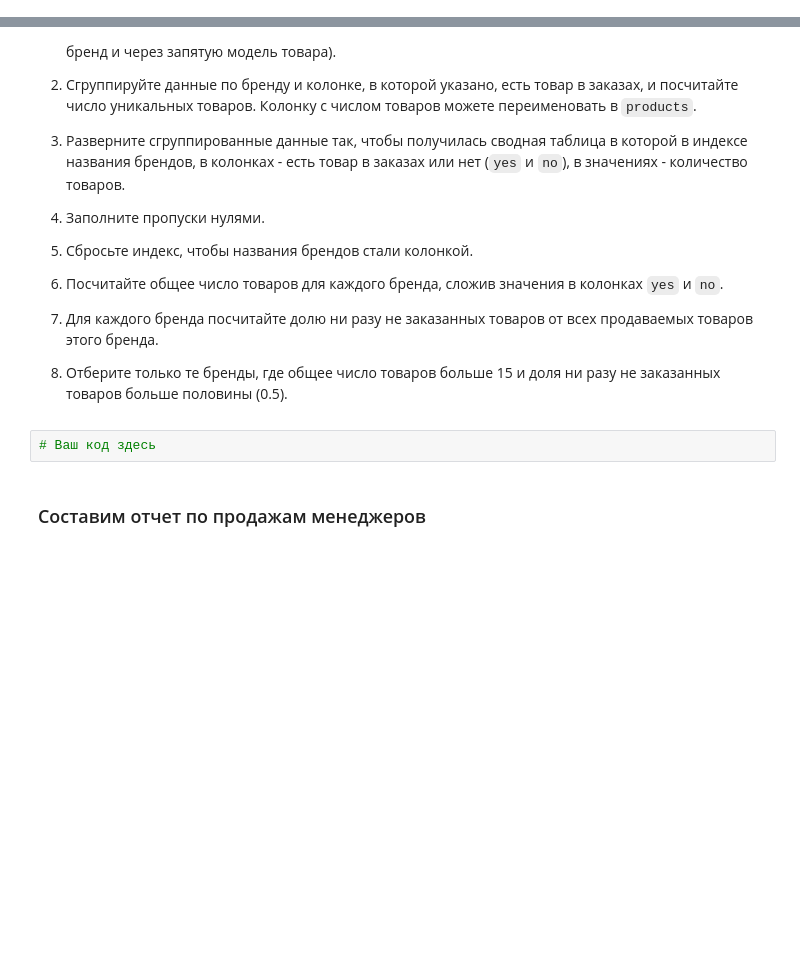
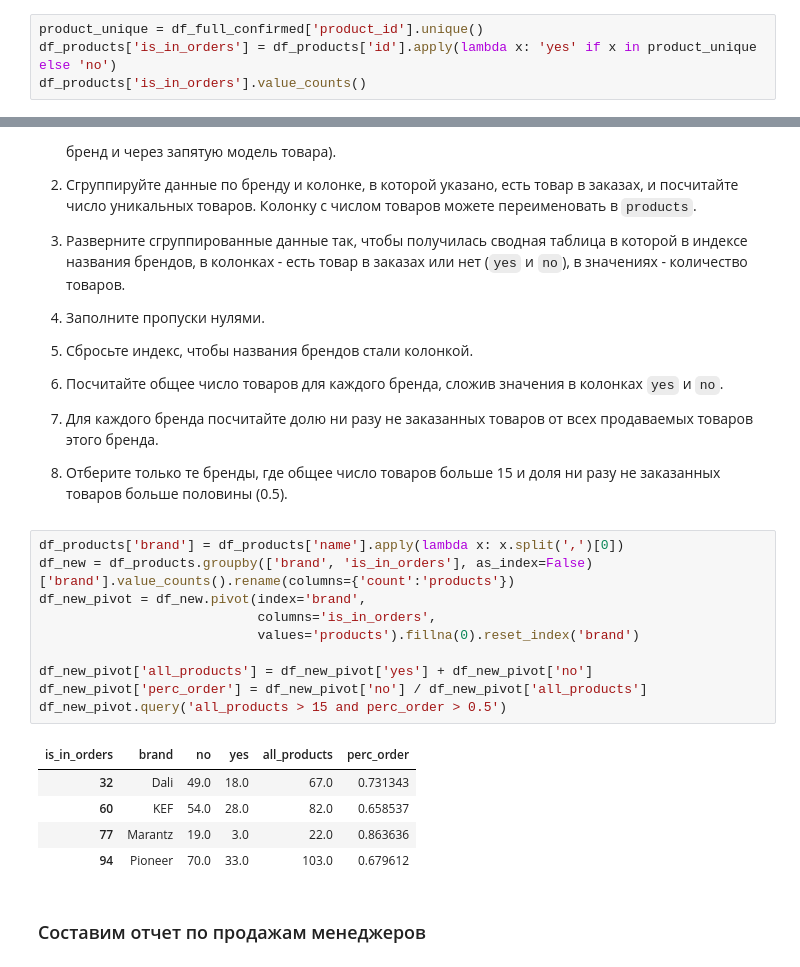
Before and after one commit to m-amirov/karpov.courses, a Jupyter notebook: notebooks/final_project_python.ipynb, the cells around one changed output, grey strips where cells are left out. Saved outputs shown, nothing was run; the diff lists cells and outputs as text; folded sections open; blank space fills up the shorter version.

```diff
--- a/notebooks/final_project_python.ipynb
+++ b/notebooks/final_project_python.ipynb
@@ -612,0 +634,4 @@ sns.lineplot(x='date', y='orders', data=df_report_by_date)
+# %%
+product_unique = df_full_confirmed['product_id'].unique()
+df_products['is_in_orders'] = df_products['id'].apply(lambda x: 'yes' if x in product_unique else 'no')
+df_products['is_in_orders'].value_counts()
@@ -648,8 +678,22 @@ sns.lineplot(x='date', y='orders', data=df_report_by_date)
 
 </p>
 </details>
-# %%
-# Ваш код здесь
+# %%
+df_products['brand'] = df_products['name'].apply(lambda x: x.split(',')[0])
+df_new = df_products.groupby(['brand', 'is_in_orders'], as_index=False)['brand'].value_counts().rename(columns={'count':'products'})
+df_new_pivot = df_new.pivot(index='brand',
+                            columns='is_in_orders',
+                            values='products').fillna(0).reset_index('brand')
+
+df_new_pivot['all_products'] = df_new_pivot['yes'] + df_new_pivot['no']
+df_new_pivot['perc_order'] = df_new_pivot['no'] / df_new_pivot['all_products']
+df_new_pivot.query('all_products > 15 and perc_order > 0.5')
+# %% [output]
+| is_in_orders | brand | no | yes | all_products | perc_order |
+| 32 | Dali | 49.0 | 18.0 | 67.0 | 0.731343 |
+| 60 | KEF | 54.0 | 28.0 | 82.0 | 0.658537 |
+| 77 | Marantz | 19.0 | 3.0 | 22.0 | 0.863636 |
+| 94 | Pioneer | 70.0 | 33.0 | 103.0 | 0.679612 |
 # %% [markdown]
 ### Составим отчет по продажам менеджеров
 # %% [markdown]
```
Also changed, not shown: parts of 8 cells of this notebook.
